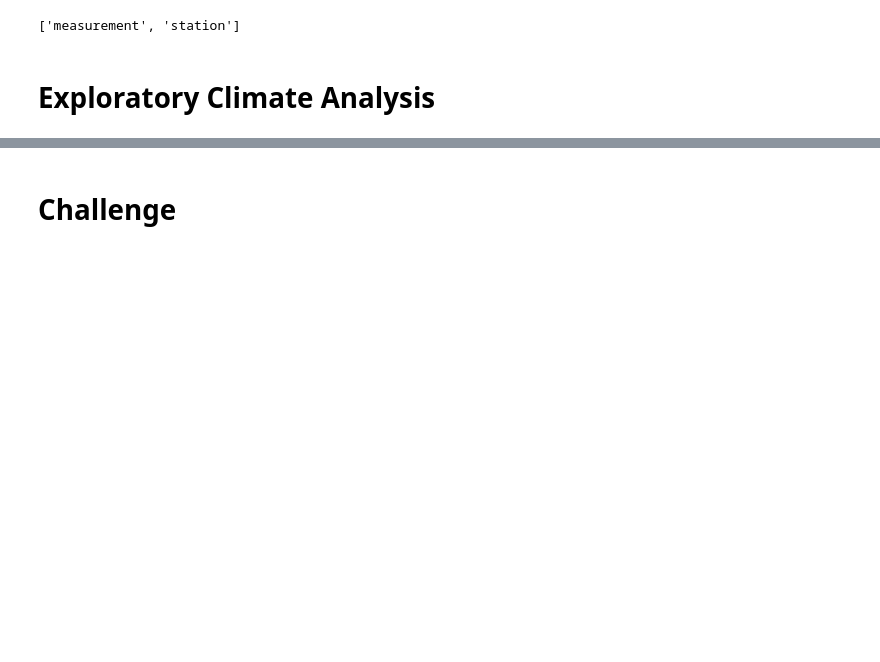
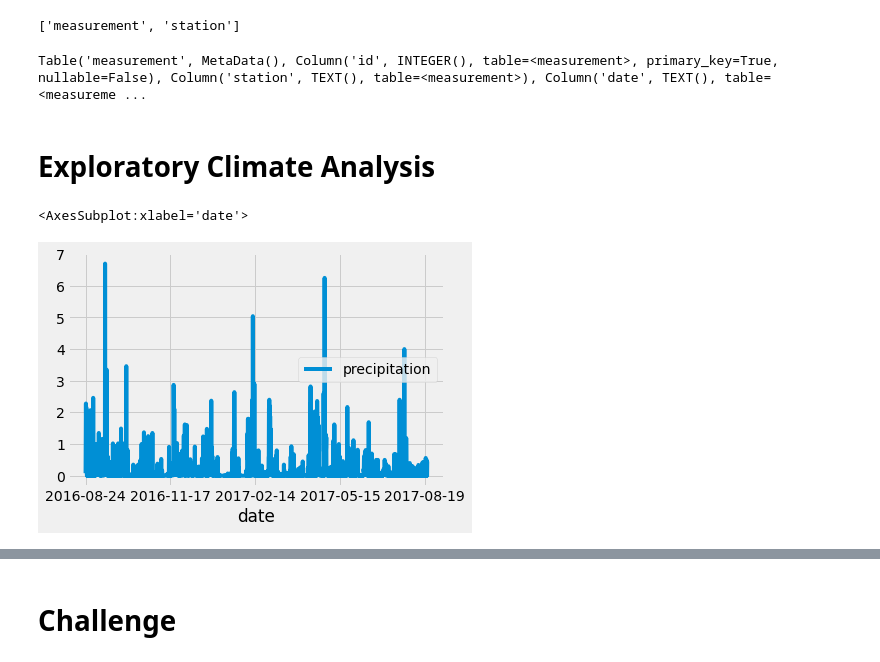
Before and after one commit to jhd1013/surfs-up, a Jupyter notebook: module_exercises/climate_analysis.ipynb, the cells around one changed output, grey strips where cells are left out. Cells and saved outputs as stored; diff of their text form; code cells hidden in the pictures; blank space fills up the shorter version.

Commit message:
9.3.4 climate data analysis completed

```diff
--- a/module_exercises/climate_analysis.ipynb
+++ b/module_exercises/climate_analysis.ipynb
@@ -35,20 +37,40 @@ Station = Base.classes.station
 # %%
 # Create our session (link) from Python to the DB
 session = Session(engine)
+# %%
+inspect(Measurement).local_table
+# %% [output]
+Table('measurement', MetaData(), Column('id', INTEGER(), table=<measurement>, primary_key=True, nullable=False), Column('station', TEXT(), table=<measurement>), Column('date', TEXT(), table=<measureme ...
 # %% [markdown]
 # Exploratory Climate Analysis
 # %%
 # Design a query to retrieve the last 12 months of precipitation data and plot the results.
 #Starting from the last data point in the database.
+last_measurement = session.query(Measurement.date).order_by(Measurement.date.desc()).limit(1).all()
+last_measurement = dt.datetime.strptime(last_measurement[0][0], '%Y-%m-%d')
+#last_measurement
 
 # Calculate the date one year from the last date in data set.
+prev_year = last_measurement - dt.timedelta(days=365)
 
 # Perform a query to retrieve the data and precipitation scores
+results = []
+results = session.query(Measurement.date, Measurement.prcp).filter(Measurement.date >= prev_year).all()
+#print(results)
 
 # Save the query results as a Pandas DataFrame and set the index to the date column
+results_df = pd.DataFrame(results, columns=['date', 'precipitation'])
 
 # Sort the dataframe by date
-
+results_df.dropna(inplace=True)
+results_df.set_index(results_df['date'], inplace=True)
+#results_df.drop('date', axis=1, inplace=True)
+results_df.sort_index(inplace=True)
+#results_df
 # Use Pandas Plotting with Matplotlib to plot the data
+results_df.plot()
+# %% [output]
+<AxesSubplot:xlabel='date'>
+[figure, added]
 # %%
 # Use Pandas to calcualte the summary statistics for the precipitation data
```
Also changed, not shown: parts of 7 cells of this notebook.
